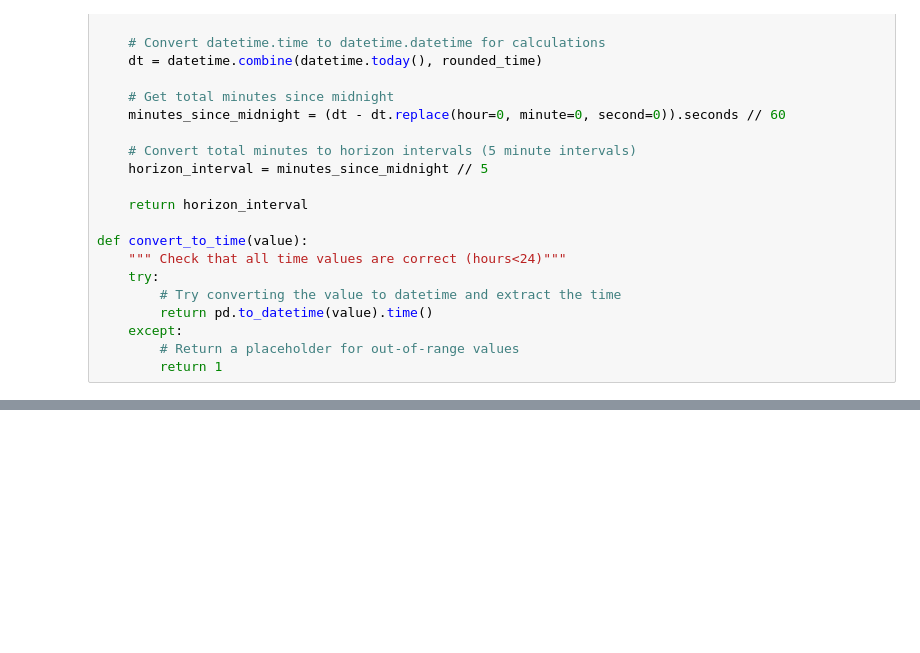
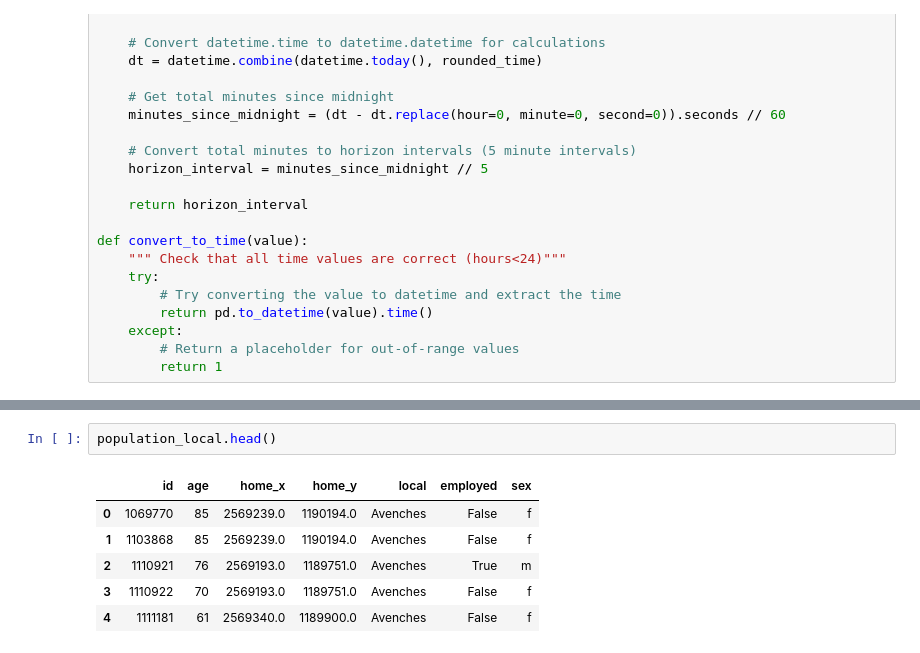
Before and after one commit to phellich/scheduling, a Jupyter notebook: Distributions.ipynb, the cells around one changed output, grey strips where cells are left out. Drawn from its saved outputs; the diff is of its cells as text; blank space fills up the shorter version.

```diff
--- a/Distributions.ipynb
+++ b/Distributions.ipynb
@@ -153,0 +153,9 @@ Nombre de travailleurs dans l'établissement choisi : 139
+# %%
+population_local.head()
+# %% [output]
+|  | id | age | home_x | home_y | local | employed | sex |
+| 0 | 1069770 | 85 | 2569239.0 | 1190194.0 | Avenches | False | f |
+| 1 | 1103868 | 85 | 2569239.0 | 1190194.0 | Avenches | False | f |
+| 2 | 1110921 | 76 | 2569193.0 | 1189751.0 | Avenches | True | m |
+| 3 | 1110922 | 70 | 2569193.0 | 1189751.0 | Avenches | False | f |
+| 4 | 1111181 | 61 | 2569340.0 | 1189900.0 | Avenches | False | f |
```
Also changed, not shown: parts of 18 cells of this notebook, 7 other files.
